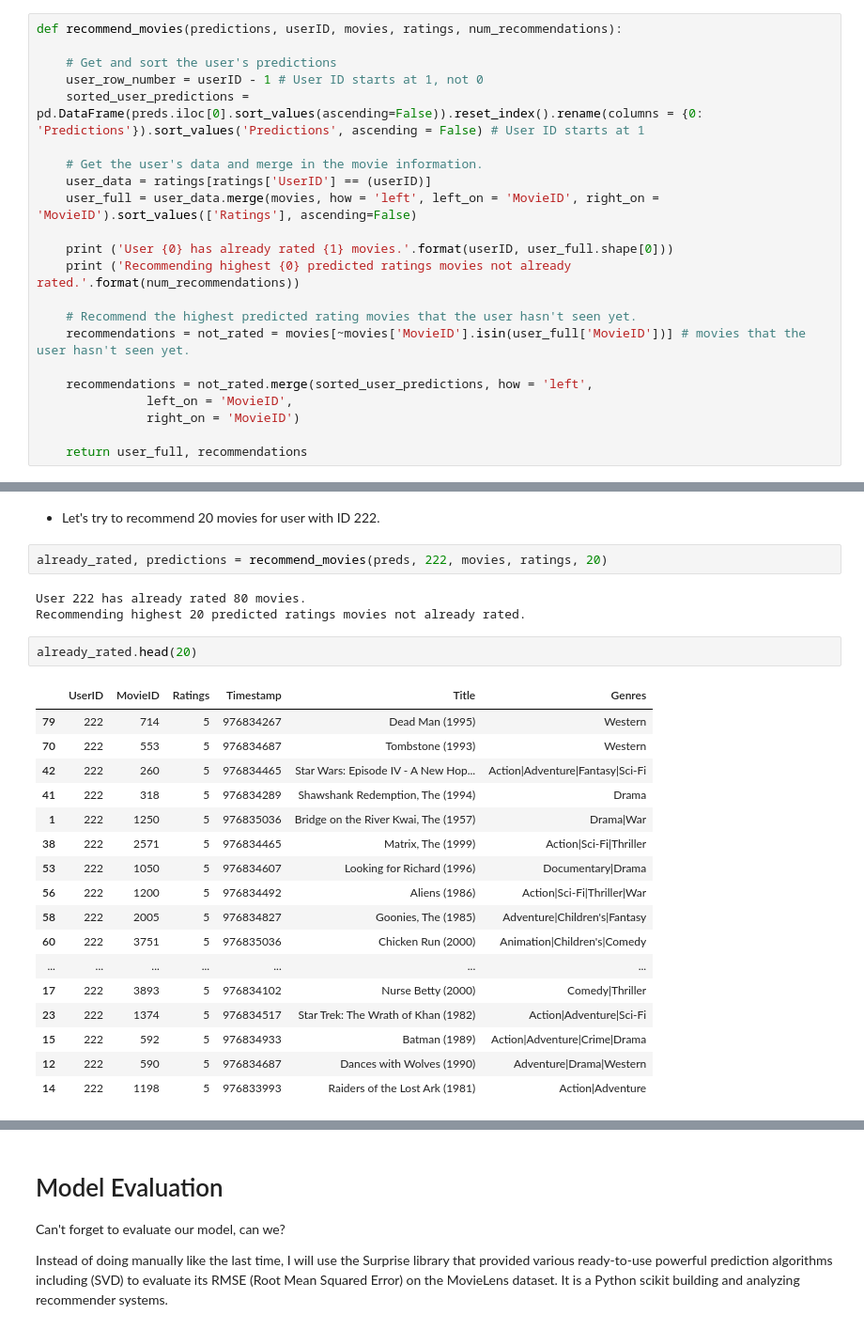
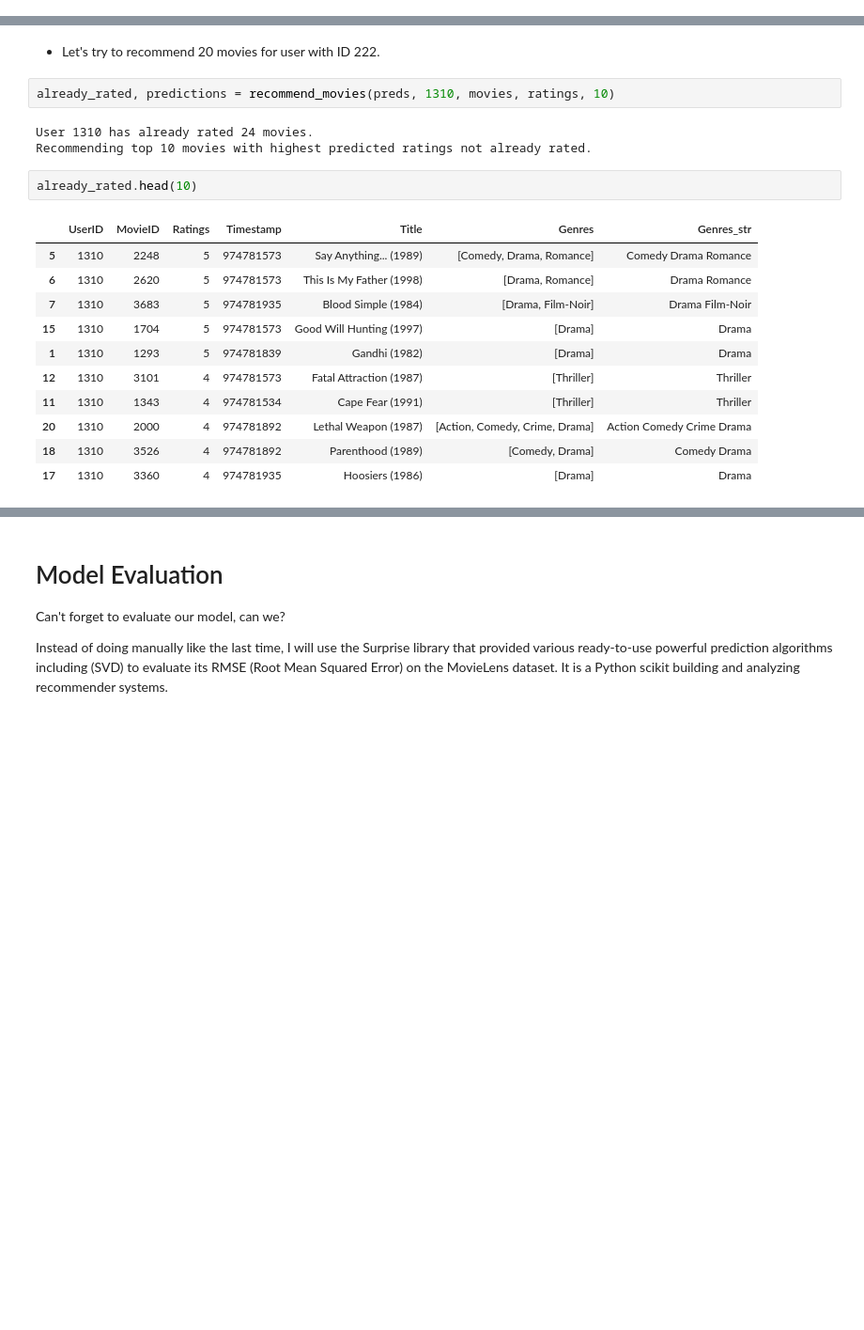
Before and after one commit to MuhammadUmerKhan/RecoVista-AI-Powered-Recommendation-Engine, a Jupyter notebook: ipynb's/Hybrid Recommendation System/hybrid_recommender_.ipynb, the cells around one changed output, grey strips where cells are left out. Shown at 94% size. Cells and saved outputs as stored; diff of their text form; blank space fills up the shorter version.

Commit message:
recommendation_system.py

```diff
--- a/ipynb's/Hybrid Recommendation System/hybrid_recommender_.ipynb
+++ b/ipynb's/Hybrid Recommendation System/hybrid_recommender_.ipynb
@@ -432,25 +449,3 @@ preds.head()
 5 rows × 3706 columns
 # %% [markdown]
 **Now I write a function to return the movies with the highest predicted rating that the specified user hasn't already rated. Though I didn't use any explicit movie content features (such as genre or title), I'll merge in that information to get a more complete picture of the recommendations.**
-# %%
-def recommend_movies(predictions, userID, movies, ratings, num_recommendations):
-
-    # Get and sort the user's predictions
-    user_row_number = userID - 1 # User ID starts at 1, not 0
-    sorted_user_predictions = pd.DataFrame(preds.iloc[0].sort_values(ascending=False)).reset_index().rename(columns = {0: 'Predictions'}).sort_values('Predictions', ascending = False) # User ID starts at 1
-
-    # Get the user's data and merge in the movie information.
-    user_data = ratings[ratings['UserID'] == (userID)]
-    user_full = user_data.merge(movies, how = 'left', left_on = 'MovieID', right_on = 'MovieID').sort_values(['Ratings'], ascending=False)
-
-    print ('User {0} has already rated {1} movies.'.format(userID, user_full.shape[0]))
-    print ('Recommending highest {0} predicted ratings movies not already rated.'.format(num_recommendations))
-
-    # Recommend the highest predicted rating movies that the user hasn't seen yet.
-    recommendations = not_rated = movies[~movies['MovieID'].isin(user_full['MovieID'])] # movies that the user hasn't seen yet.
-
-    recommendations = not_rated.merge(sorted_user_predictions, how = 'left',
-               left_on = 'MovieID',
-               right_on = 'MovieID')
-
-    return user_full, recommendations
@@ -457,27 +499,21 @@ def recommend_movies(predictions, userID, movies, ratings, num_recommendations):
 # %% [markdown]
 - Let's try to recommend 20 movies for user with ID 222.
 # %%
-already_rated, predictions = recommend_movies(preds, 222, movies, ratings, 20)
+already_rated, predictions = recommend_movies(preds, 1310, movies, ratings, 10)
 # %% [output]
-User 222 has already rated 80 movies.
-Recommending highest 20 predicted ratings movies not already rated.
+User 1310 has already rated 24 movies.
+Recommending top 10 movies with highest predicted ratings not already rated.
 # %%
-already_rated.head(20)
+already_rated.head(10)
 # %% [output]
-|  | UserID | MovieID | Ratings | Timestamp | Title | Genres |
-| 79 | 222 | 714 | 5 | 976834267 | Dead Man (1995) | Western |
-| 70 | 222 | 553 | 5 | 976834687 | Tombstone (1993) | Western |
-| 42 | 222 | 260 | 5 | 976834465 | Star Wars: Episode IV - A New Hop... | Action|Adventure|Fantasy|Sci-Fi |
-| 41 | 222 | 318 | 5 | 976834289 | Shawshank Redemption, The (1994) | Drama |
-| 1 | 222 | 1250 | 5 | 976835036 | Bridge on the River Kwai, The (1957) | Drama|War |
-| 38 | 222 | 2571 | 5 | 976834465 | Matrix, The (1999) | Action|Sci-Fi|Thriller |
-| 53 | 222 | 1050 | 5 | 976834607 | Looking for Richard (1996) | Documentary|Drama |
-| 56 | 222 | 1200 | 5 | 976834492 | Aliens (1986) | Action|Sci-Fi|Thriller|War |
-| 58 | 222 | 2005 | 5 | 976834827 | Goonies, The (1985) | Adventure|Children's|Fantasy |
-| 60 | 222 | 3751 | 5 | 976835036 | Chicken Run (2000) | Animation|Children's|Comedy |
-| ... | ... | ... | ... | ... | ... | ... |
-| 17 | 222 | 3893 | 5 | 976834102 | Nurse Betty (2000) | Comedy|Thriller |
-| 23 | 222 | 1374 | 5 | 976834517 | Star Trek: The Wrath of Khan (1982) | Action|Adventure|Sci-Fi |
-| 15 | 222 | 592 | 5 | 976834933 | Batman (1989) | Action|Adventure|Crime|Drama |
-| 12 | 222 | 590 | 5 | 976834687 | Dances with Wolves (1990) | Adventure|Drama|Western |
-| 14 | 222 | 1198 | 5 | 976833993 | Raiders of the Lost Ark (1981) | Action|Adventure |
+|  | UserID | MovieID | Ratings | Timestamp | Title | Genres | Genres_str |
+| 5 | 1310 | 2248 | 5 | 974781573 | Say Anything... (1989) | [Comedy, Drama, Romance] | Comedy Drama Romance |
+| 6 | 1310 | 2620 | 5 | 974781573 | This Is My Father (1998) | [Drama, Romance] | Drama Romance |
+| 7 | 1310 | 3683 | 5 | 974781935 | Blood Simple (1984) | [Drama, Film-Noir] | Drama Film-Noir |
+| 15 | 1310 | 1704 | 5 | 974781573 | Good Will Hunting (1997) | [Drama] | Drama |
+| 1 | 1310 | 1293 | 5 | 974781839 | Gandhi (1982) | [Drama] | Drama |
+| 12 | 1310 | 3101 | 4 | 974781573 | Fatal Attraction (1987) | [Thriller] | Thriller |
+| 11 | 1310 | 1343 | 4 | 974781534 | Cape Fear (1991) | [Thriller] | Thriller |
+| 20 | 1310 | 2000 | 4 | 974781892 | Lethal Weapon (1987) | [Action, Comedy, Crime, Drama] | Action Comedy Crime Drama |
+| 18 | 1310 | 3526 | 4 | 974781892 | Parenthood (1989) | [Comedy, Drama] | Comedy Drama |
+| 17 | 1310 | 3360 | 4 | 974781935 | Hoosiers (1986) | [Drama] | Drama |
```
Also changed, not shown: parts of 44 cells of this notebook, 2 other files.
